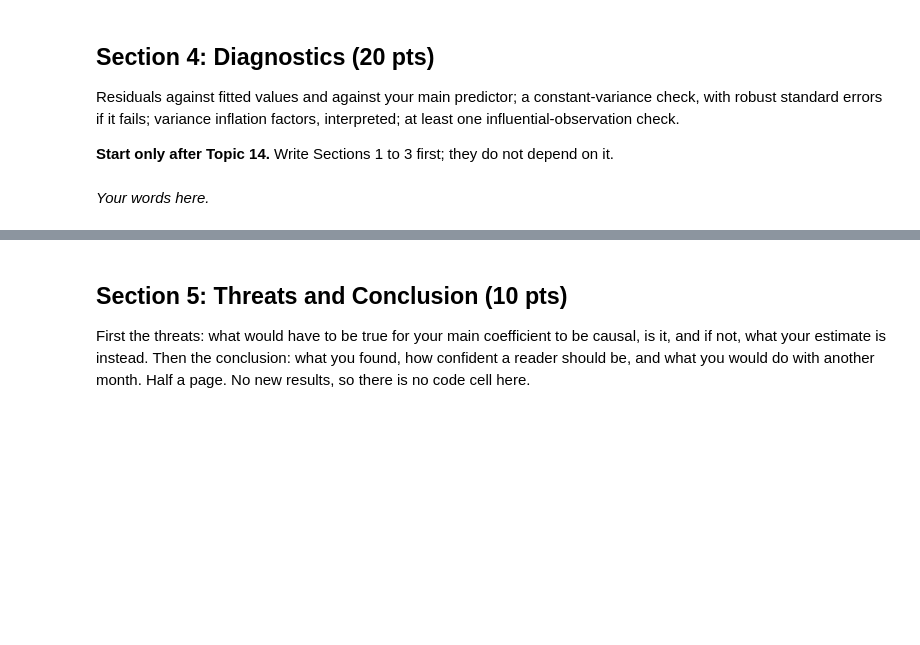
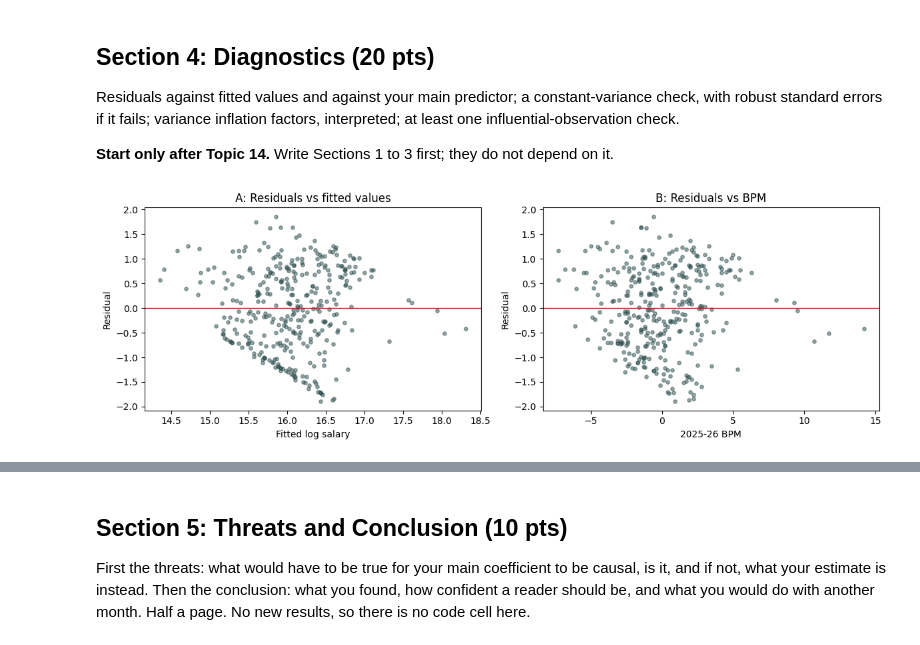
Before and after one commit to jonathan-ha1/Econ_3916_Midterm, a Jupyter notebook: midterm_starter_(1).ipynb, the cells around one changed output, grey strips where cells are left out. Drawn from its saved outputs; the diff is of its cells as text; code cells hidden in the pictures; blank space fills up the shorter version.

```diff
--- a/midterm_starter_(1).ipynb
+++ b/midterm_starter_(1).ipynb
@@ -275,5 +288,19 @@ Fit: Model 1 has an R-squared of 0.303, so these variables explain about 30% of
 Residuals against fitted values and against your main predictor; a constant-variance check, with robust standard errors if it fails; variance inflation factors, interpreted; at least one influential-observation check.
 
 **Start only after Topic 14.** Write Sections 1 to 3 first; they do not depend on it.
-# %% [markdown]
-*Your words here.*
+# %%
+fig, axes = plt.subplots(1, 2, figsize=(12, 4))
+axes[0].scatter(m1.fittedvalues, m1.resid, s=15, alpha=0.5, color="darkslategray")
+axes[0].axhline(0, color="firebrick", lw=1)
+axes[0].set_title("A: Residuals vs fitted values")
+axes[0].set_xlabel("Fitted log salary")
+axes[0].set_ylabel("Residual")
+axes[1].scatter(df["BPM"], m1.resid, s=15, alpha=0.5, color="darkslategray")
+axes[1].axhline(0, color="firebrick", lw=1)
+axes[1].set_title("B: Residuals vs BPM")
+axes[1].set_xlabel("2025-26 BPM")
+axes[1].set_ylabel("Residual")
+plt.tight_layout()
+plt.show()
+# %% [output]
+[figure, added]
```
Also changed, not shown: parts of 18 cells of this notebook.
